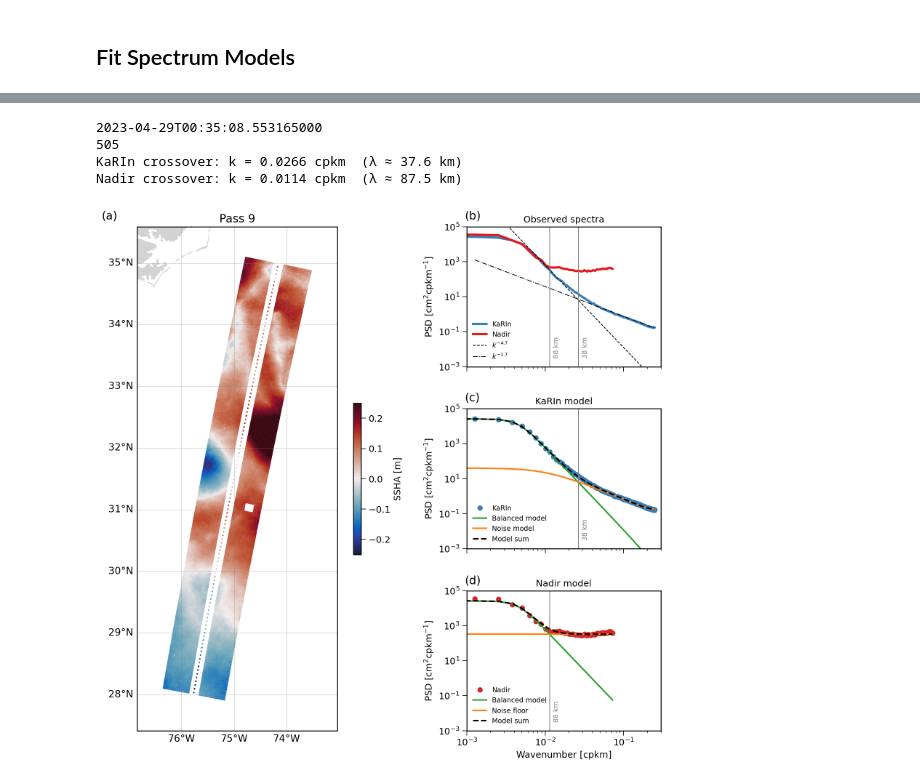
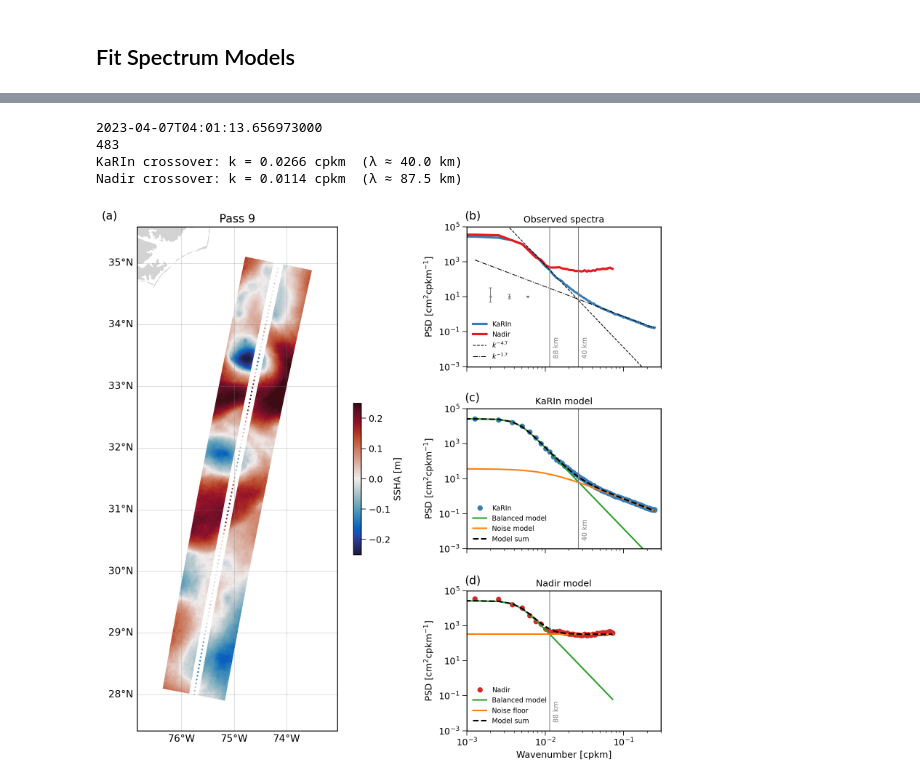
Before and after one commit to jwskinner/SWOT-balanced-extraction, a Jupyter notebook: Spectral_Models_and_Fields.ipynb, the cells around one changed output, grey strips where cells are left out. Drawn from its saved outputs; the diff is of its cells as text; code cells hidden in the pictures.

```diff
--- a/Spectral_Models_and_Fields.ipynb
+++ b/Spectral_Models_and_Fields.ipynb
@@ -198,9 +245,0 @@ plt.show()
-# %%
-# KaRIn model fit
-poptcwg_karin, pcovcwg_karin = swot.fit_spectrum(karin, karin.spec_alongtrack_av, swot.karin_model)
-
-# Nadir model fit
-poptcwg_nadir, covcwg_nadir = swot.fit_nadir_spectrum(nadir, nadir.spec_alongtrack_av, poptcwg_karin)
-
-# Plot the fits
-swot.plot_spectral_fits(karin, nadir, poptcwg_karin, poptcwg_nadir, 'balanced_fits.pdf')
@@ -225,0 +246,9 @@ Fitted Nadir noise floor N = 1186.2376482180428 ± 9.47e+01
+# %%
+# KaRIn model fit
+poptcwg_karin, pcovcwg_karin = swot.fit_spectrum(karin, karin.spec_alongtrack_av, swot.karin_model)
+
+# Nadir model fit
+poptcwg_nadir, covcwg_nadir = swot.fit_nadir_spectrum(nadir, nadir.spec_alongtrack_av, poptcwg_karin)
+
+# Plot the fits
+swot.plot_spectral_fits(karin, nadir, poptcwg_karin, poptcwg_nadir)
@@ -237,7 +283,7 @@ except Exception:
     pass
 
 # index for the pass to plot
-index = 28
+index = 6
 print(karin.time_dt[index])
 
 print(shared_cycles[index])
@@ -253,8 +299,8 @@ k_nadir = np.asarray(nadir.wavenumbers_cpkm[tlen_n:])
 nadir_spec = np.asarray(nadir.spec_alongtrack_av[tlen_n:])
 
 # model components
-sp_balanced_karin = swot.balanced_model_tapered(k_karin, *poptcwg_karin[0:3])
-sp_unbalanced_karin = swot.unbalanced_model_tapered(k_karin, *poptcwg_karin[3:6])
+sp_balanced_karin = swot.balanced_model(k_karin, *poptcwg_karin[0:3])
+sp_unbalanced_karin = swot.unbalanced_model_notaper(k_karin, *poptcwg_karin[3:6])
 model_sum_karin = sp_balanced_karin + sp_unbalanced_karin
 
 sp_noise_nadir = swot.nadir_noise_model(k_nadir, poptcwg_nadir[0])
@@ -327,6 +373,18 @@ ax_top.set_ylim(ylims)
 ax_top.set_xlim(kmin, kmax)
 ax_top.set_title('Observed spectra')
 ax_top.legend(fontsize=9, loc='lower left')
+
+x_positions = [2e-3, 3.5e-3, 6e-3]
+y_illustrate = 10.0
+for i, (dof_i, _) in enumerate(dof_cases):
+    x_pos = x_positions[i]
+    chi2_lo_i = float(stats.chi2.ppf(alpha / 2,     df=dof_i))
+    chi2_hi_i = float(stats.chi2.ppf(1 - alpha / 2, df=dof_i))
+    ci_low_i  = y_illustrate * dof_i / chi2_hi_i
+    ci_high_i = y_illustrate * dof_i / chi2_lo_i
+    yerr_i    = np.array([[y_illustrate - ci_low_i], [ci_high_i - y_illustrate]])
+    ax_top.errorbar(x_pos, y_illustrate, yerr=yerr_i,
+                 fmt='.', color='gray', capsize=2, linewidth=1.0, markersize=4)
 plt.setp(ax_top.get_xticklabels(), visible=False)
 
 # ----- Middle-right: KaRIn data + fits -----
@@ -365,35 +423,37 @@ ratio_karin = sp_balanced_karin / sp_unbalanced_karin
 cross_idx_karin = np.argmin(np.abs(np.log10(ratio_karin)))
 k_cross_karin = k_karin[cross_idx_karin]
 lambda_cross_karin = 1 / k_cross_karin
+lambda_cross_karin = 1 / k_cross_karin
+lambda_cross_karin = 40  # rounded from computed value (~38 km)
 print(f"KaRIn crossover: k = {k_cross_karin:.4f} cpkm  (λ ≈ {lambda_cross_karin:.1f} km)")
 
 # Nadir crossover (balanced vs noise floor)
 ratio_nadir = sp_balanced_nadir / sp_noise_nadir
 cross_idx_nadir = np.argmin(np.abs(np.log10(ratio_nadir)))
 k_cross_nadir = k_nadir[cross_idx_nadir]
 lambda_cross_nadir = 1 / k_cross_nadir
 print(f"Nadir crossover: k = {k_cross_nadir:.4f} cpkm  (λ ≈ {lambda_cross_nadir:.1f} km)")
 
 # ---- Add vertical grey lines ----
 for ax in [ax_top, ax_mid]:
     # KaRIn crossover
     ax.axvline(k_cross_karin, color='grey', linestyle='-', linewidth=1.0, alpha=1.0)
     ax.text(k_cross_karin * 1.1, 3e-3,
             f'{lambda_cross_karin:.0f} km',
             rotation=90, color='grey', fontsize=9, va='bottom', ha='left')
 for ax in [ax_top, ax_bot]:
     # Nadir crossover
     ax.axvline(k_cross_nadir, color='grey', linestyle='-', linewidth=1.0, alpha=1.0)
     ax.text(k_cross_nadir * 1.1, 3e-3,
             f'{lambda_cross_nadir:.0f} km',
             rotation=90, color='grey', fontsize=9, va='bottom', ha='left')
 
 plt.tight_layout()
 fig.savefig("fig1.pdf", bbox_inches='tight')
 plt.show()
 # %% [output]
-2023-04-29T00:35:08.553165000
-505
-KaRIn crossover: k = 0.0266 cpkm  (λ ≈ 37.6 km)
+2023-04-07T04:01:13.656973000
+483
+KaRIn crossover: k = 0.0266 cpkm  (λ ≈ 40.0 km)
 Nadir crossover: k = 0.0114 cpkm  (λ ≈ 87.5 km)
-[figure, old version]
+[figure, new version]
```
Also changed, not shown: parts of 9 cells of this notebook, 26 other files.
